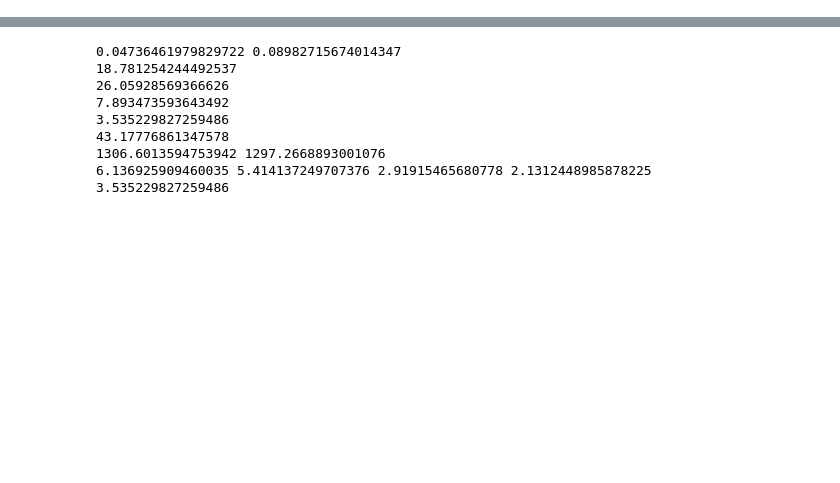
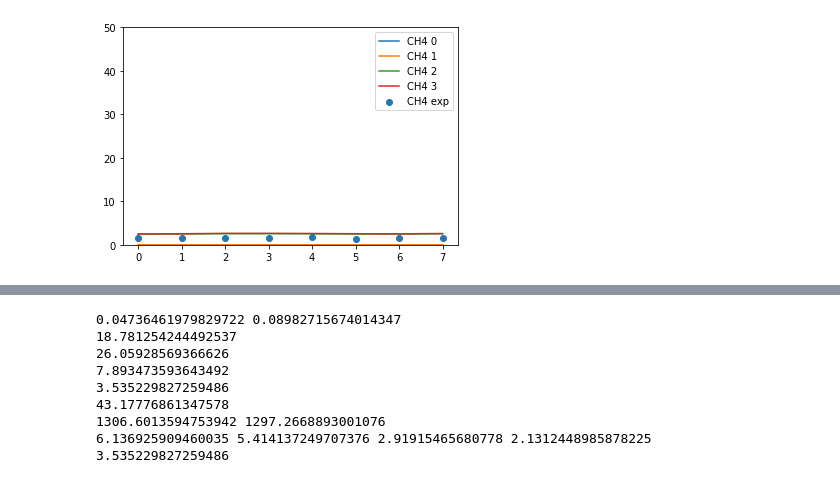
Before and after one commit to jubaldi/gasification, a Jupyter notebook: aydin.ipynb, the cells around one changed output, grey strips where cells are left out. Cells and saved outputs as stored; diff of their text form; code cells hidden in the pictures; blank space fills up the shorter version.

```diff
--- a/aydin.ipynb
+++ b/aydin.ipynb
@@ -23,0 +91,11 @@ def met(ER, MC, T, C, H, O, ash):
+# %%
+plt.plot(range(8), results0[3], label='CH4 0')
+plt.plot(range(8), results1[3], label='CH4 1')
+plt.plot(range(8), results2[3], label='CH4 2')
+plt.plot(range(8), results3[3], label='CH4 3')
+plt.scatter(range(8), df.iloc[0:8]['CH4'], label='CH4 exp')
+plt.ylim(0,50)
+plt.legend()
+plt.show()
+# %% [output]
+[figure, added]
```
Also changed, not shown: parts of 8 cells of this notebook, 2 other files.
